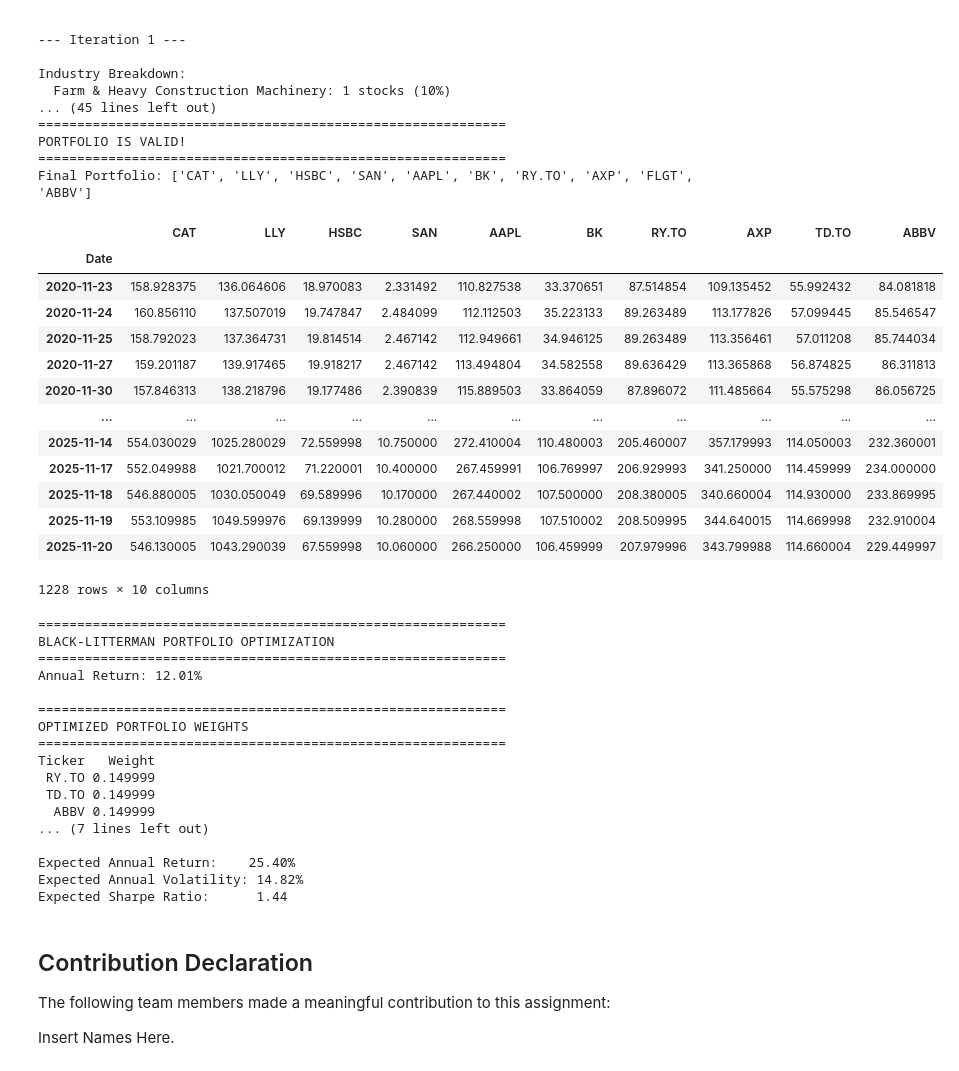
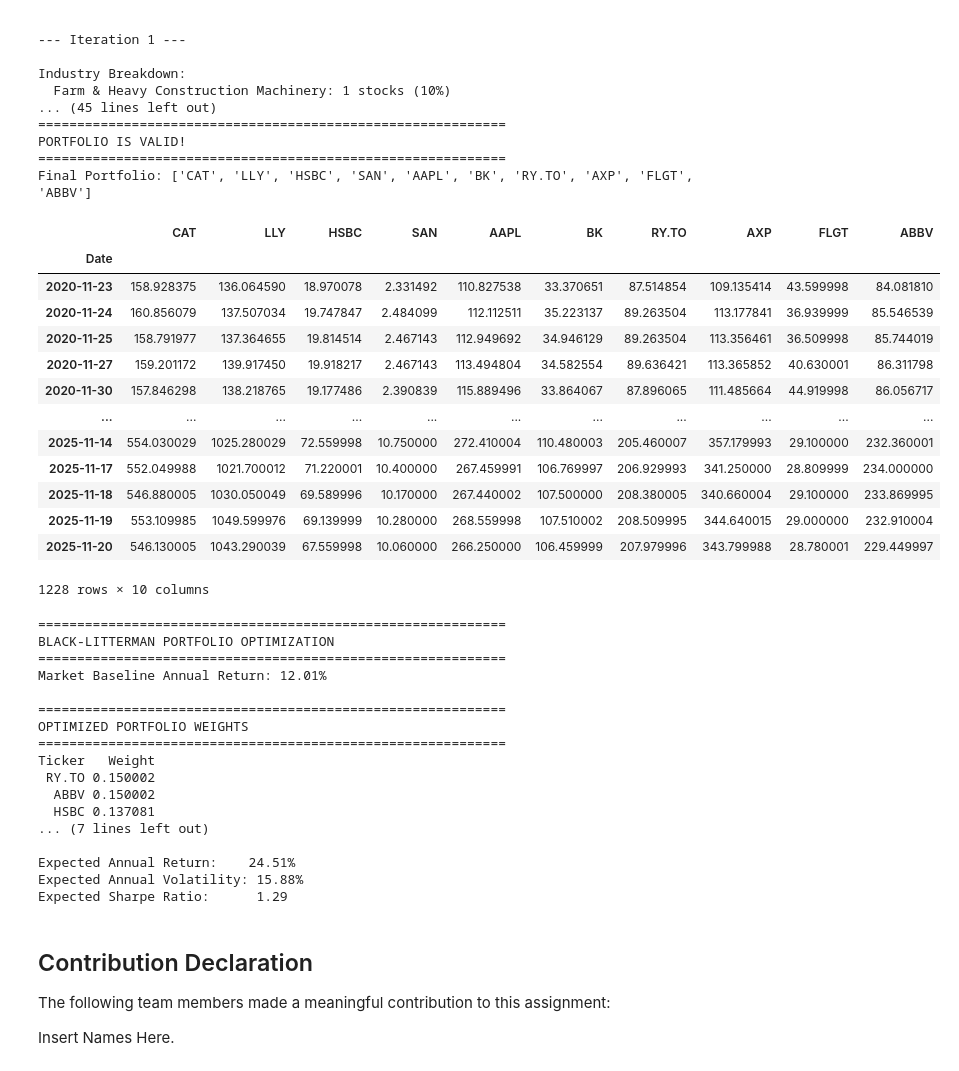
Before and after one commit to aadya-khanna/cfm-team-assignment, a Jupyter notebook: Team_14_Assignment.ipynb, the cells around one changed output. Saved outputs shown, nothing was run; the diff lists cells and outputs as text; code cells hidden in the pictures.

```diff
--- a/Team_14_Assignment.ipynb
+++ b/Team_14_Assignment.ipynb
@@ -716,35 +716,34 @@ PORTFOLIO IS VALID!
 Final Portfolio: ['CAT', 'LLY', 'HSBC', 'SAN', 'AAPL', 'BK', 'RY.TO', 'AXP', 'FLGT', 'ABBV']
 # %%
 # Get the top 10 tickers
-top_10_tickers = top_10_stocks['Ticker'].tolist()
 
 # Get the actual metric values for top 10 stocks from results_df
-top_10_metrics = results_df[results_df['Ticker'].isin(top_10_tickers)].copy()
+top_10_metrics = results_df[results_df['Ticker'].isin(top_10_stocks)].copy()
 
 # Build prices DataFrame for top 10 stocks
 prices_df = pd.DataFrame()
-for ticker in top_10_tickers:
+for ticker in top_10_stocks:
     stock_close = stock_data[ticker]['Close'].dropna()
     stock_close.index = stock_close.index.tz_localize(None)
     prices_df[ticker] = stock_close
 
 # Align all columns to same dates
 prices_df = prices_df.dropna()
 prices_df
 # %% [output]
-|  | CAT | LLY | HSBC | SAN | AAPL | BK | RY.TO | AXP | TD.TO | ABBV |
+|  | CAT | LLY | HSBC | SAN | AAPL | BK | RY.TO | AXP | FLGT | ABBV |
 | Date |  |  |  |  |  |  |  |  |  |  |
-| 2020-11-23 | 158.928375 | 136.064606 | 18.970083 | 2.331492 | 110.827538 | 33.370651 | 87.514854 | 109.135452 | 55.992432 | 84.081818 |
-| 2020-11-24 | 160.856110 | 137.507019 | 19.747847 | 2.484099 | 112.112503 | 35.223133 | 89.263489 | 113.177826 | 57.099445 | 85.546547 |
-| 2020-11-25 | 158.792023 | 137.364731 | 19.814514 | 2.467142 | 112.949661 | 34.946125 | 89.263489 | 113.356461 | 57.011208 | 85.744034 |
-| 2020-11-27 | 159.201187 | 139.917465 | 19.918217 | 2.467142 | 113.494804 | 34.582558 | 89.636429 | 113.365868 | 56.874825 | 86.311813 |
-| 2020-11-30 | 157.846313 | 138.218796 | 19.177486 | 2.390839 | 115.889503 | 33.864059 | 87.896072 | 111.485664 | 55.575298 | 86.056725 |
+| 2020-11-23 | 158.928375 | 136.064590 | 18.970078 | 2.331492 | 110.827538 | 33.370651 | 87.514854 | 109.135414 | 43.599998 | 84.081810 |
+| 2020-11-24 | 160.856079 | 137.507034 | 19.747847 | 2.484099 | 112.112511 | 35.223137 | 89.263504 | 113.177841 | 36.939999 | 85.546539 |
+| 2020-11-25 | 158.791977 | 137.364655 | 19.814514 | 2.467143 | 112.949692 | 34.946129 | 89.263504 | 113.356461 | 36.509998 | 85.744019 |
+| 2020-11-27 | 159.201172 | 139.917450 | 19.918217 | 2.467143 | 113.494804 | 34.582554 | 89.636421 | 113.365852 | 40.630001 | 86.311798 |
+| 2020-11-30 | 157.846298 | 138.218765 | 19.177486 | 2.390839 | 115.889496 | 33.864067 | 87.896065 | 111.485664 | 44.919998 | 86.056717 |
 | ... | ... | ... | ... | ... | ... | ... | ... | ... | ... | ... |
-| 2025-11-14 | 554.030029 | 1025.280029 | 72.559998 | 10.750000 | 272.410004 | 110.480003 | 205.460007 | 357.179993 | 114.050003 | 232.360001 |
-| 2025-11-17 | 552.049988 | 1021.700012 | 71.220001 | 10.400000 | 267.459991 | 106.769997 | 206.929993 | 341.250000 | 114.459999 | 234.000000 |
-| 2025-11-18 | 546.880005 | 1030.050049 | 69.589996 | 10.170000 | 267.440002 | 107.500000 | 208.380005 | 340.660004 | 114.930000 | 233.869995 |
-| 2025-11-19 | 553.109985 | 1049.599976 | 69.139999 | 10.280000 | 268.559998 | 107.510002 | 208.509995 | 344.640015 | 114.669998 | 232.910004 |
-| 2025-11-20 | 546.130005 | 1043.290039 | 67.559998 | 10.060000 | 266.250000 | 106.459999 | 207.979996 | 343.799988 | 114.660004 | 229.449997 |
+| 2025-11-14 | 554.030029 | 1025.280029 | 72.559998 | 10.750000 | 272.410004 | 110.480003 | 205.460007 | 357.179993 | 29.100000 | 232.360001 |
+| 2025-11-17 | 552.049988 | 1021.700012 | 71.220001 | 10.400000 | 267.459991 | 106.769997 | 206.929993 | 341.250000 | 28.809999 | 234.000000 |
+| 2025-11-18 | 546.880005 | 1030.050049 | 69.589996 | 10.170000 | 267.440002 | 107.500000 | 208.380005 | 340.660004 | 29.100000 | 233.869995 |
+| 2025-11-19 | 553.109985 | 1049.599976 | 69.139999 | 10.280000 | 268.559998 | 107.510002 | 208.509995 | 344.640015 | 29.000000 | 232.910004 |
+| 2025-11-20 | 546.130005 | 1043.290039 | 67.559998 | 10.060000 | 266.250000 | 106.459999 | 207.979996 | 343.799988 | 28.780001 | 229.449997 |
 1228 rows × 10 columns
 # %%
 print(f"\n{'='*60}")
@@ -825,20 +824,20 @@ print(f"Expected Sharpe Ratio:      {sharpe_ratio:.2f}")
 ============================================================
 BLACK-LITTERMAN PORTFOLIO OPTIMIZATION
 ============================================================
-Annual Return: 12.01%
+Market Baseline Annual Return: 12.01%
 
 ============================================================
 OPTIMIZED PORTFOLIO WEIGHTS
 ============================================================
 Ticker   Weight
- RY.TO 0.149999
- TD.TO 0.149999
-  ABBV 0.149999
+ RY.TO 0.150002
+  ABBV 0.150002
+  HSBC 0.137081
 ... (7 lines left out)
 
-Expected Annual Return:    25.40%
-Expected Annual Volatility: 14.82%
-Expected Sharpe Ratio:      1.44
+Expected Annual Return:    24.51%
+Expected Annual Volatility: 15.88%
+Expected Sharpe Ratio:      1.29
 # %%
 ''''
 
```
Also changed, not shown: parts of 2 cells of this notebook.
